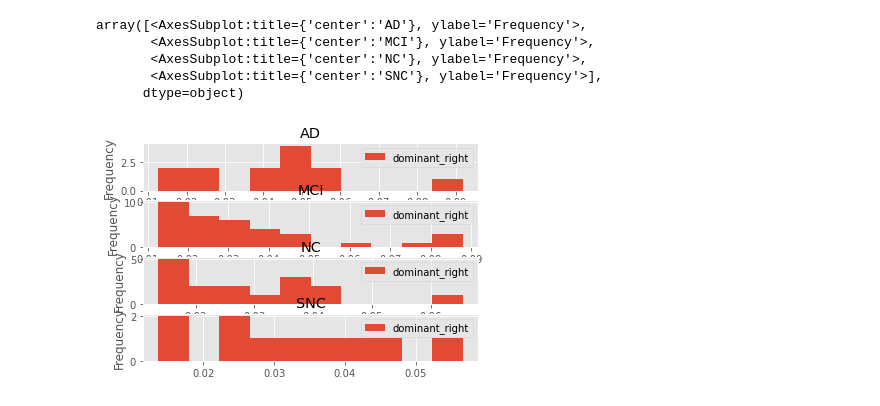
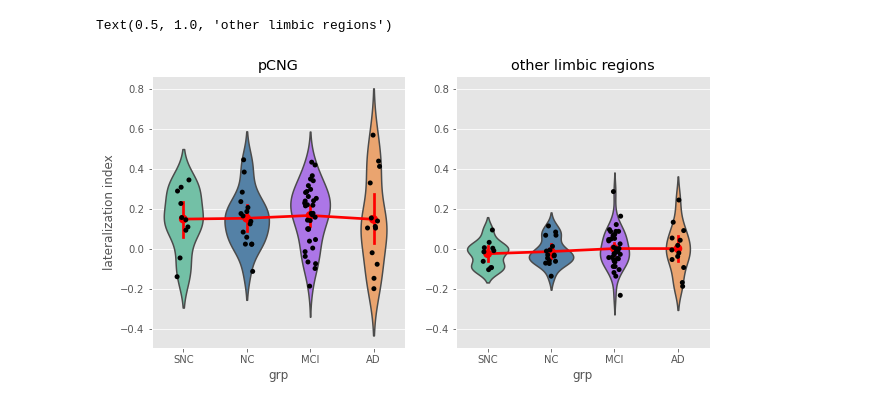
Before and after one commit to yilewang/Gc_detect_script, a Jupyter notebook: application/bold_psd.ipynb, the cells around one changed output. Cells and saved outputs as stored; diff of their text form; code cells hidden in the pictures.

```diff
--- a/application/bold_psd.ipynb
+++ b/application/bold_psd.ipynb
@@ -60,18 +69,41 @@ def bold_psd(grp, caseid):
     # plt.legend()
     # plt.savefig(f"/mnt/c/Users/wayne/tvb/psdres/pcg/{grp}_{caseid}.png", dpi=300)
-# %%
-# %matplotlib widget
-# bold_psd("SNC","4481A")
-
-df = pd.DataFrame()
-for grp, caseid in zip(coData.groups,coData.caseid):
-    x,y = bold_psd(grp,caseid)
-    df = pd.concat([df, pd.DataFrame.from_records([{'grp':grp, "casied":caseid, "dominant_left":x, "dominant_right":y}])], ignore_index=True)
-sns.stripplot(data=df, x='grp', y='dominant_left')
-# %% [output]
-array([<AxesSubplot:title={'center':'AD'}, ylabel='Frequency'>,
-       <AxesSubplot:title={'center':'MCI'}, ylabel='Frequency'>,
-       <AxesSubplot:title={'center':'NC'}, ylabel='Frequency'>,
-       <AxesSubplot:title={'center':'SNC'}, ylabel='Frequency'>],
-      dtype=object)
-[figure, removed]
+# %%
+# dd = bold_psd("SNC","4481A")
+
+dfdict = pd.DataFrame()
+for grp, caseid in zip(coData.groups,coData.caseid):
+    dd = bold_psd(grp,caseid)
+    dfdict = pd.concat([dfdict, pd.DataFrame.from_dict([dd])], ignore_index=True)
+
+
+def psvplot(x,y, axes):
+    sns.violinplot(x=x, y=y, data=dfdict, palette=colors, inner = None, width=0.7, bw=0.5, ax=axes)
+    sns.stripplot( data=dfdict, x=x, y=y, color='black', label="right", ax = axes)
+    sns.pointplot(x=x, y=y, data=dfdict, estimator=np.mean, color = 'red', ax=axes)
+
+fig = plt.figure(figsize=(10,5))
+#plt.title("lateralization comparison between pcg and other limbic regions")
+axes = fig.add_subplot(121)
+x = 'grp'
+y = 'pCNG'
+psvplot(x, y, axes)
+axes.set_ylabel("lateralization index")
+#axes.set_ylim(0.1,0.7)
+axes.set_title("pCNG")
+
+x = 'grp'
+y = 'overall'
+axes2 = fig.add_subplot(122)
+psvplot(x, y, axes2)
+axes2.sharey(axes)
+axes2.set(ylabel=None)
+axes2.set_title("other limbic regions")
+
+# axes.set_ylabel("lateralization index")
+# axes.set_ylim(0.1,0.8)
+# axes.set_title("violin plot of lateralization in pCNG regions")
+plt.savefig("/mnt/c/Users/Wayne/tvb/psdres/la_others_raw.png", dpi=300)
+# %% [output]
+Text(0.5, 1.0, 'other limbic regions')
+[figure, added]
```
Also changed, not shown: parts of 3 cells of this notebook, 2 other files.
